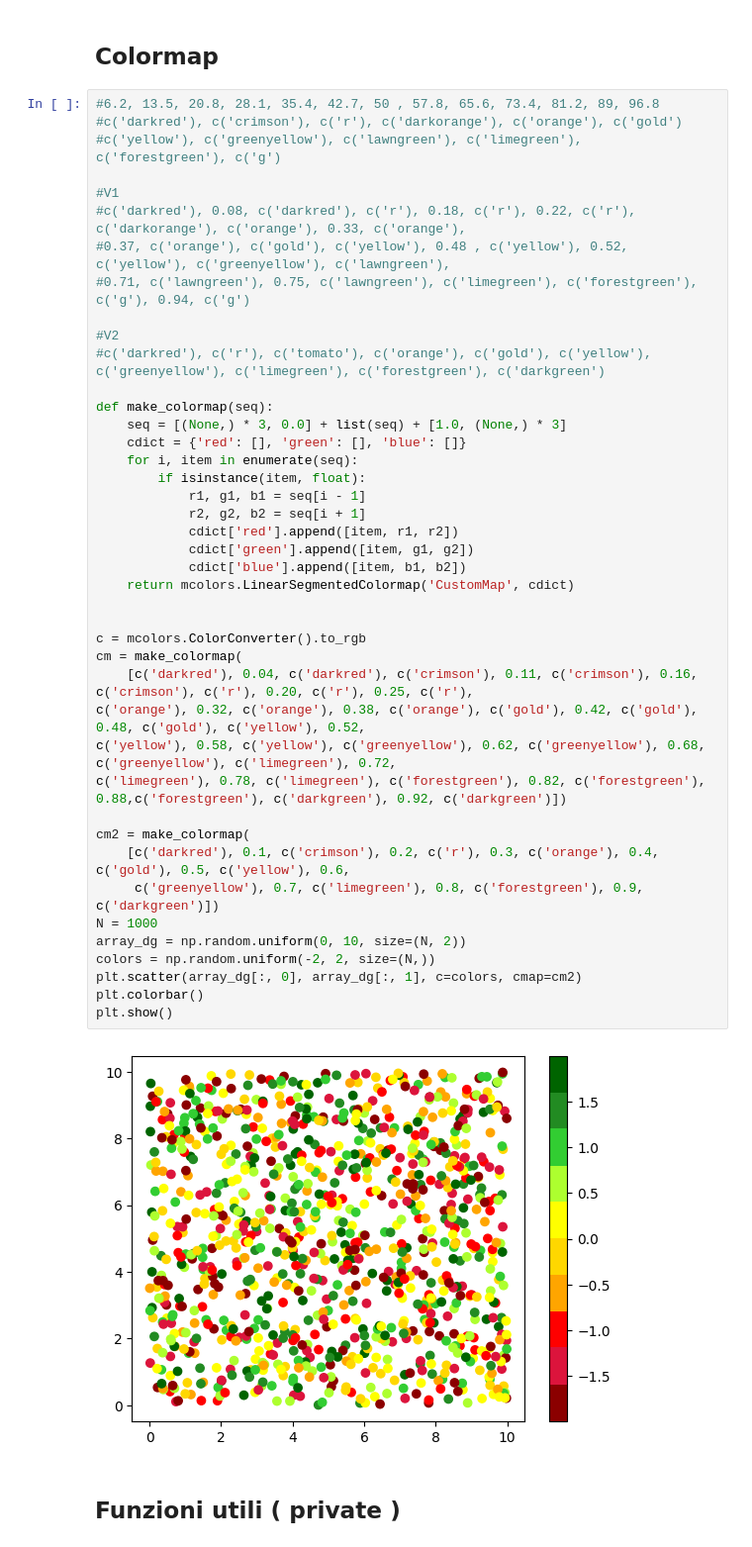
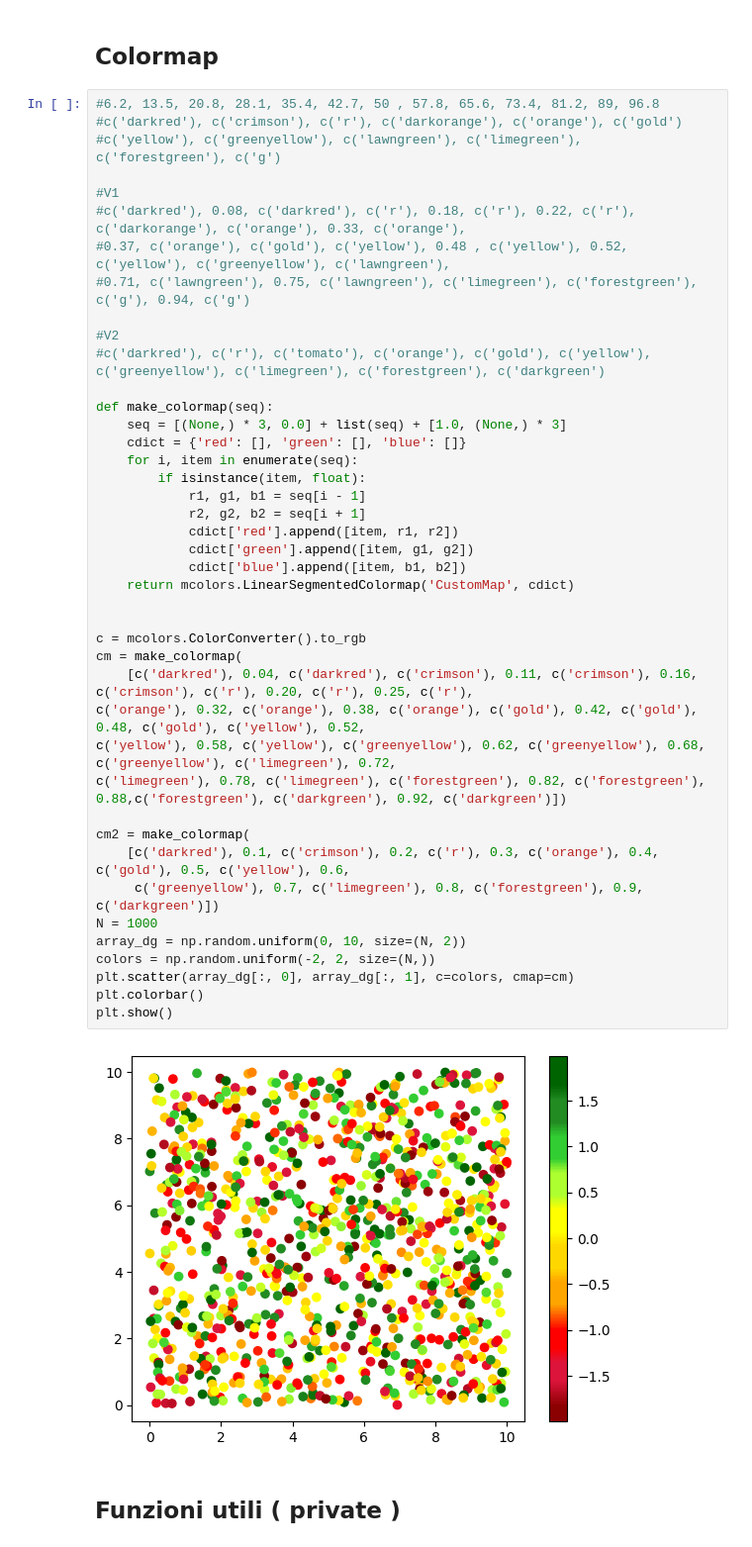
Before and after one commit to bolla99/datavis-project, a Jupyter notebook: raggiungibilità.ipynb, the cells around one changed output. Shown at 99% size. Cells and saved outputs as stored; diff of their text form.

```diff
--- a/raggiungibilità.ipynb
+++ b/raggiungibilità.ipynb
@@ -80,35 +80,35 @@ img_dir = "./img/"
 
 def make_colormap(seq):
     seq = [(None,) * 3, 0.0] + list(seq) + [1.0, (None,) * 3]
     cdict = {'red': [], 'green': [], 'blue': []}
     for i, item in enumerate(seq):
         if isinstance(item, float):
             r1, g1, b1 = seq[i - 1]
             r2, g2, b2 = seq[i + 1]
             cdict['red'].append([item, r1, r2])
             cdict['green'].append([item, g1, g2])
             cdict['blue'].append([item, b1, b2])
     return mcolors.LinearSegmentedColormap('CustomMap', cdict)
 
 
 c = mcolors.ColorConverter().to_rgb
 cm = make_colormap(
     [c('darkred'), 0.04, c('darkred'), c('crimson'), 0.11, c('crimson'), 0.16, c('crimson'), c('r'), 0.20, c('r'), 0.25, c('r'),
 c('orange'), 0.32, c('orange'), 0.38, c('orange'), c('gold'), 0.42, c('gold'), 0.48, c('gold'), c('yellow'), 0.52,
 c('yellow'), 0.58, c('yellow'), c('greenyellow'), 0.62, c('greenyellow'), 0.68, c('greenyellow'), c('limegreen'), 0.72,
 c('limegreen'), 0.78, c('limegreen'), c('forestgreen'), 0.82, c('forestgreen'), 0.88,c('forestgreen'), c('darkgreen'), 0.92, c('darkgreen')])
 
 cm2 = make_colormap(
     [c('darkred'), 0.1, c('crimson'), 0.2, c('r'), 0.3, c('orange'), 0.4, c('gold'), 0.5, c('yellow'), 0.6,
      c('greenyellow'), 0.7, c('limegreen'), 0.8, c('forestgreen'), 0.9, c('darkgreen')])
 N = 1000
 array_dg = np.random.uniform(0, 10, size=(N, 2))
 colors = np.random.uniform(-2, 2, size=(N,))
-plt.scatter(array_dg[:, 0], array_dg[:, 1], c=colors, cmap=cm2)
+plt.scatter(array_dg[:, 0], array_dg[:, 1], c=colors, cmap=cm)
 plt.colorbar()
 plt.show()
 # %% [output]
-[figure, old version]
+[figure, new version]
 # %% [markdown]
 ## Funzioni utili ( private )
 # %%
```
Also changed, not shown: parts of 1 cell of this notebook.
